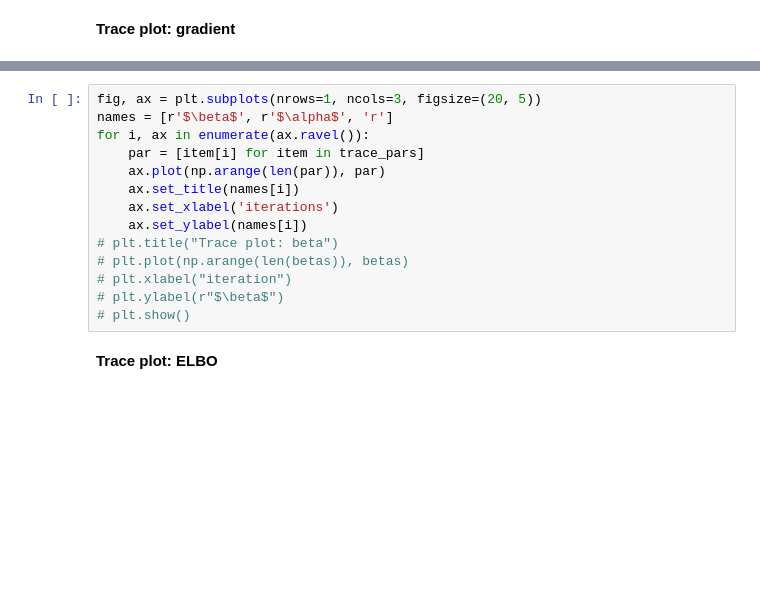
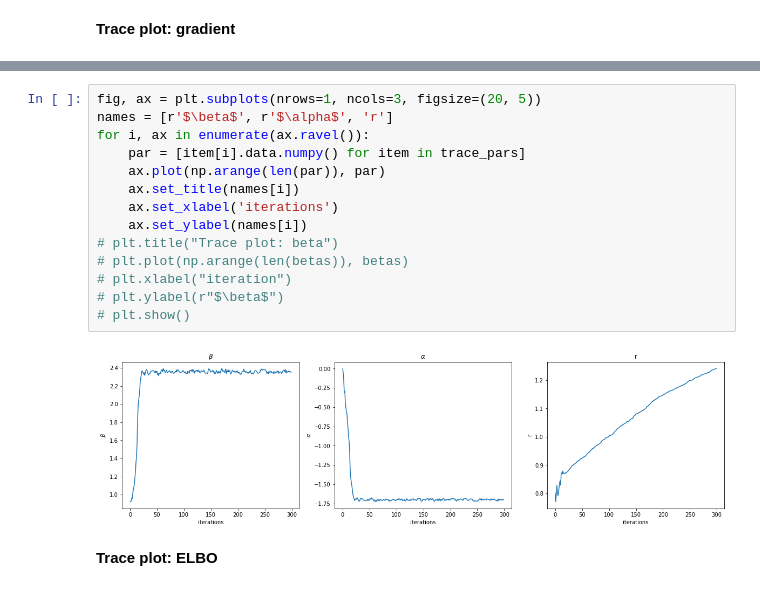
Before and after one commit to thysics/VI_SDE, a Jupyter notebook: VI_Time-OU_vectorised.ipynb, the cells around one changed output, grey strips where cells are left out. Drawn from its saved outputs; the diff is of its cells as text; blank space fills up the shorter version.

```diff
--- a/VI_Time-OU_vectorised.ipynb
+++ b/VI_Time-OU_vectorised.ipynb
@@ -443,17 +615,19 @@ plt.plot(true_sde.pts,true_sde.trj, 'grey', linestyle='dashed')
 # %%
 fig, ax = plt.subplots(nrows=1, ncols=3, figsize=(20, 5))
 names = [r'$\beta$', r'$\alpha$', 'r']
 for i, ax in enumerate(ax.ravel()):
-    par = [item[i] for item in trace_pars]
+    par = [item[i].data.numpy() for item in trace_pars]
     ax.plot(np.arange(len(par)), par)
     ax.set_title(names[i])
     ax.set_xlabel('iterations')
     ax.set_ylabel(names[i])
 # plt.title("Trace plot: beta")
 # plt.plot(np.arange(len(betas)), betas)
 # plt.xlabel("iteration")
 # plt.ylabel(r"$\beta$")
 # plt.show()
+# %% [output]
+[figure, added]
 # %% [markdown]
 **Trace plot: ELBO**
 # %%
```
Also changed, not shown: parts of 19 cells of this notebook.
